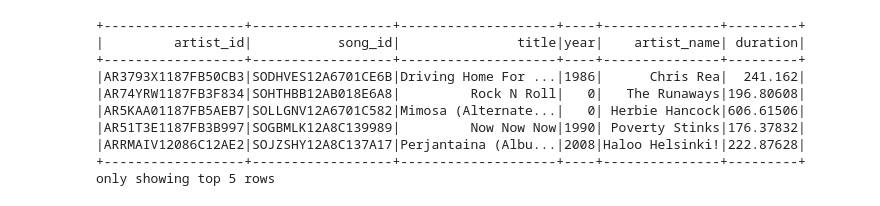
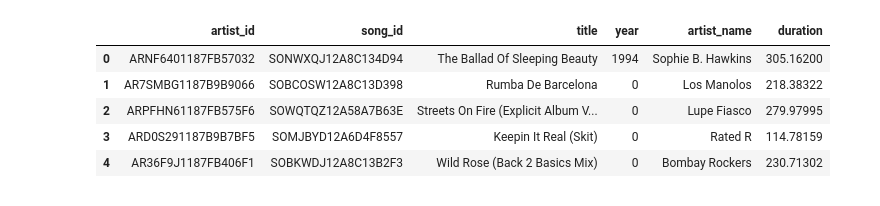
Before and after one commit to bdnf/BigData-Engineering-Projects, a Jupyter notebook: DataLakeWithSpark/DataLakeS3-EMR.ipynb, the cells around one changed output. Saved outputs shown, nothing was run; the diff lists cells and outputs as text; code cells hidden in the pictures.

```diff
--- a/DataLakeWithSpark/DataLakeS3-EMR.ipynb
+++ b/DataLakeWithSpark/DataLakeS3-EMR.ipynb
@@ -81,3 +66,3 @@ songs_table = spark.sql("""
 # %%
-songs_table.show(5)
+songs_table.limit(5).toPandas()
 # %% [output]
@@ -85,13 +69,9 @@ songs_table.show(5)
-+------------------+------------------+--------------------+----+---------------+---------+
-|         artist_id|           song_id|               title|year|    artist_name| duration|
-+------------------+------------------+--------------------+----+---------------+---------+
-|AR3793X1187FB50CB3|SODHVES12A6701CE6B|Driving Home For ...|1986|      Chris Rea|  241.162|
-|AR74YRW1187FB3F834|SOHTHBB12AB018E6A8|         Rock N Roll|   0|   The Runaways|196.80608|
-|AR5KAA01187FB5AEB7|SOLLGNV12A6701C582|Mimosa (Alternate...|   0| Herbie Hancock|606.61506|
-|AR51T3E1187FB3B997|SOGBMLK12A8C139989|         Now Now Now|1990| Poverty Stinks|176.37832|
-|ARRMAIV12086C12AE2|SOJZSHY12A8C137A17|Perjantaina (Albu...|2008|Haloo Helsinki!|222.87628|
-+------------------+------------------+--------------------+----+---------------+---------+
-only showing top 5 rows
+|  | artist_id | song_id | title | year | artist_name | duration |
+| 0 | ARNF6401187FB57032 | SONWXQJ12A8C134D94 | The Ballad Of Sleeping Beauty | 1994 | Sophie B. Hawkins | 305.16200 |
+| 1 | AR7SMBG1187B9B9066 | SOBCOSW12A8C13D398 | Rumba De Barcelona | 0 | Los Manolos | 218.38322 |
+| 2 | ARPFHN61187FB575F6 | SOWQTQZ12A58A7B63E | Streets On Fire (Explicit Album V... | 0 | Lupe Fiasco | 279.97995 |
+| 3 | ARD0S291187B9B7BF5 | SOMJBYD12A6D4F8557 | Keepin It Real (Skit) | 0 | Rated R | 114.78159 |
+| 4 | AR36F9J1187FB406F1 | SOBKWDJ12A8C13B2F3 | Wild Rose (Back 2 Basics Mix) | 0 | Bombay Rockers | 230.71302 |
 # %%
 songs_table.printSchema()
 # %% [output]
```
Also changed, not shown: parts of 34 cells of this notebook.
